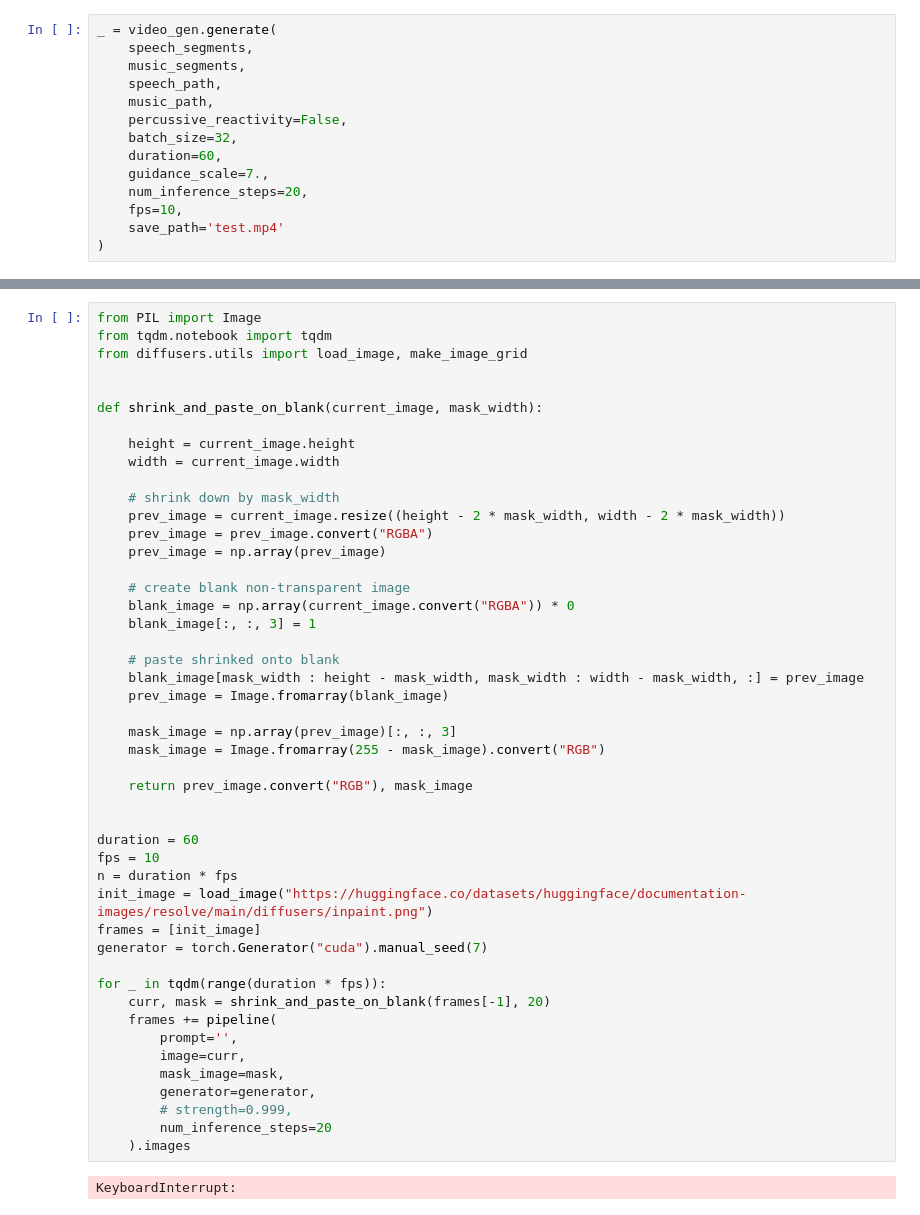
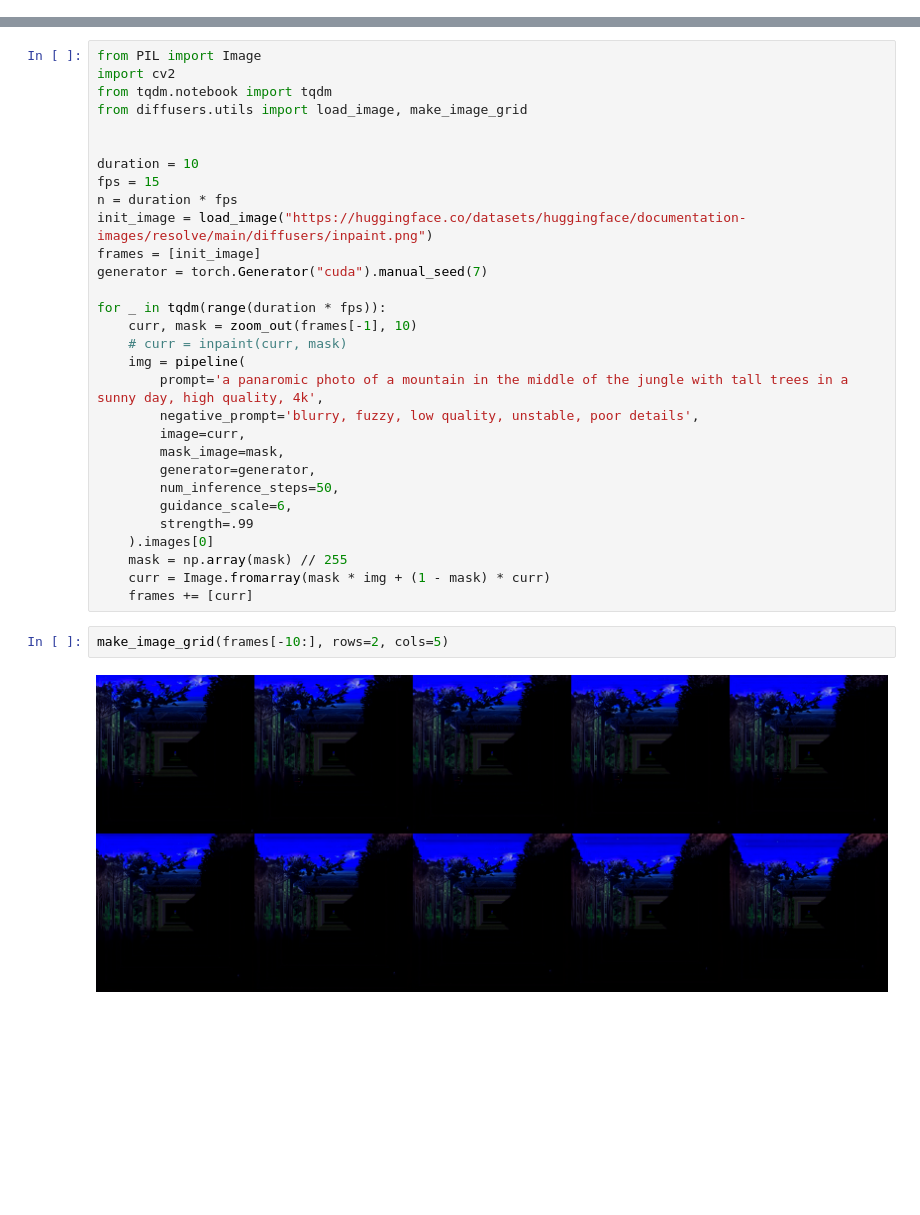
Before and after one commit to thelucidproject/Folly, a Jupyter notebook: generation.ipynb, the cells around one changed output, grey strips where cells are left out. Cells and saved outputs as stored; diff of their text form; blank space fills up the shorter version.

```diff
--- a/generation.ipynb
+++ b/generation.ipynb
@@ -530,14 +0,0 @@ video_gen = VideoGenerator()
-# %%
-_ = video_gen.generate(
-    speech_segments,
-    music_segments,
-    speech_path,
-    music_path,
-    percussive_reactivity=False,
-    batch_size=32,
-    duration=60,
-    guidance_scale=7.,
-    num_inference_steps=20,
-    fps=10,
-    save_path='test.mp4'
-)
@@ -581,52 +63,37 @@ pipeline.set_progress_bar_config(disable=True)
 # %%
 from PIL import Image
+import cv2
 from tqdm.notebook import tqdm
 from diffusers.utils import load_image, make_image_grid
 
 
-def shrink_and_paste_on_blank(current_image, mask_width):
-
-    height = current_image.height
-    width = current_image.width
-
-    # shrink down by mask_width
-    prev_image = current_image.resize((height - 2 * mask_width, width - 2 * mask_width))
-    prev_image = prev_image.convert("RGBA")
-    prev_image = np.array(prev_image)
-
-    # create blank non-transparent image
-    blank_image = np.array(current_image.convert("RGBA")) * 0
-    blank_image[:, :, 3] = 1
-
-    # paste shrinked onto blank
-    blank_image[mask_width : height - mask_width, mask_width : width - mask_width, :] = prev_image
-    prev_image = Image.fromarray(blank_image)
-
-    mask_image = np.array(prev_image)[:, :, 3]
-    mask_image = Image.fromarray(255 - mask_image).convert("RGB")
-
-    return prev_image.convert("RGB"), mask_image
-
-
-duration = 60
-fps = 10
+duration = 10
+fps = 15
 n = duration * fps
 init_image = load_image("https://huggingface.co/datasets/huggingface/documentation-images/resolve/main/diffusers/inpaint.png")
 frames = [init_image]
 generator = torch.Generator("cuda").manual_seed(7)
 
 for _ in tqdm(range(duration * fps)):
-    curr, mask = shrink_and_paste_on_blank(frames[-1], 20)
-    frames += pipeline(
-        prompt='',
+    curr, mask = zoom_out(frames[-1], 10)
+    # curr = inpaint(curr, mask)
+    img = pipeline(
+        prompt='a panaromic photo of a mountain in the middle of the jungle with tall trees in a sunny day, high quality, 4k',
+        negative_prompt='blurry, fuzzy, low quality, unstable, poor details',
         image=curr,
         mask_image=mask,
         generator=generator,
-        # strength=0.999,
-        num_inference_steps=20
-    ).images
+        num_inference_steps=50,
+        guidance_scale=6,
+        strength=.99
+    ).images[0]
+    mask = np.array(mask) // 255
+    curr = Image.fromarray(mask * img + (1 - mask) * curr)
+    frames += [curr]
-# %% [output]
-KeyboardInterrupt:
+# %%
+make_image_grid(frames[-10:], rows=2, cols=5)
+# %% [output]
+[figure, added]
 # %%
 import cv2
 
```
Also changed, not shown: parts of 13 cells of this notebook, 3 other files.
